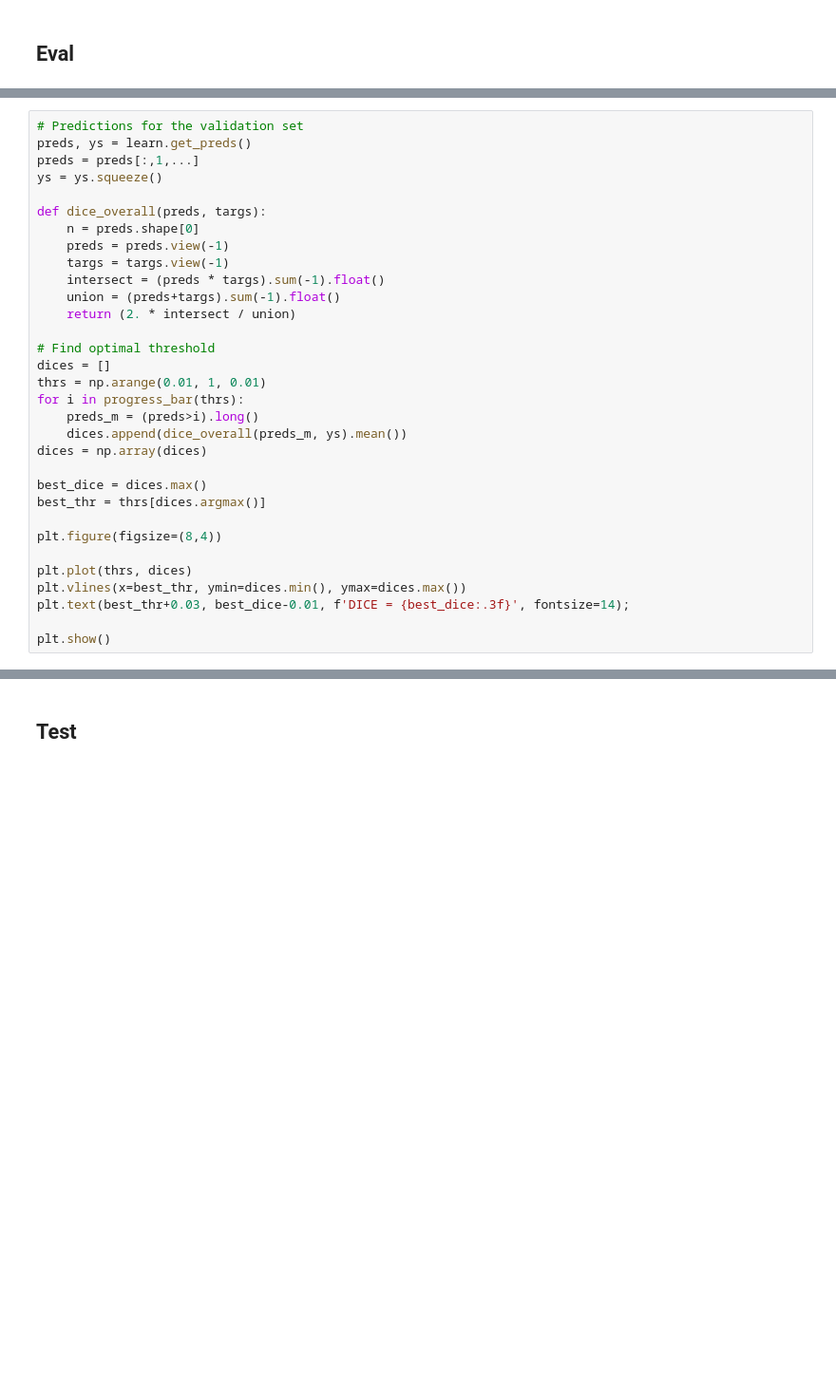
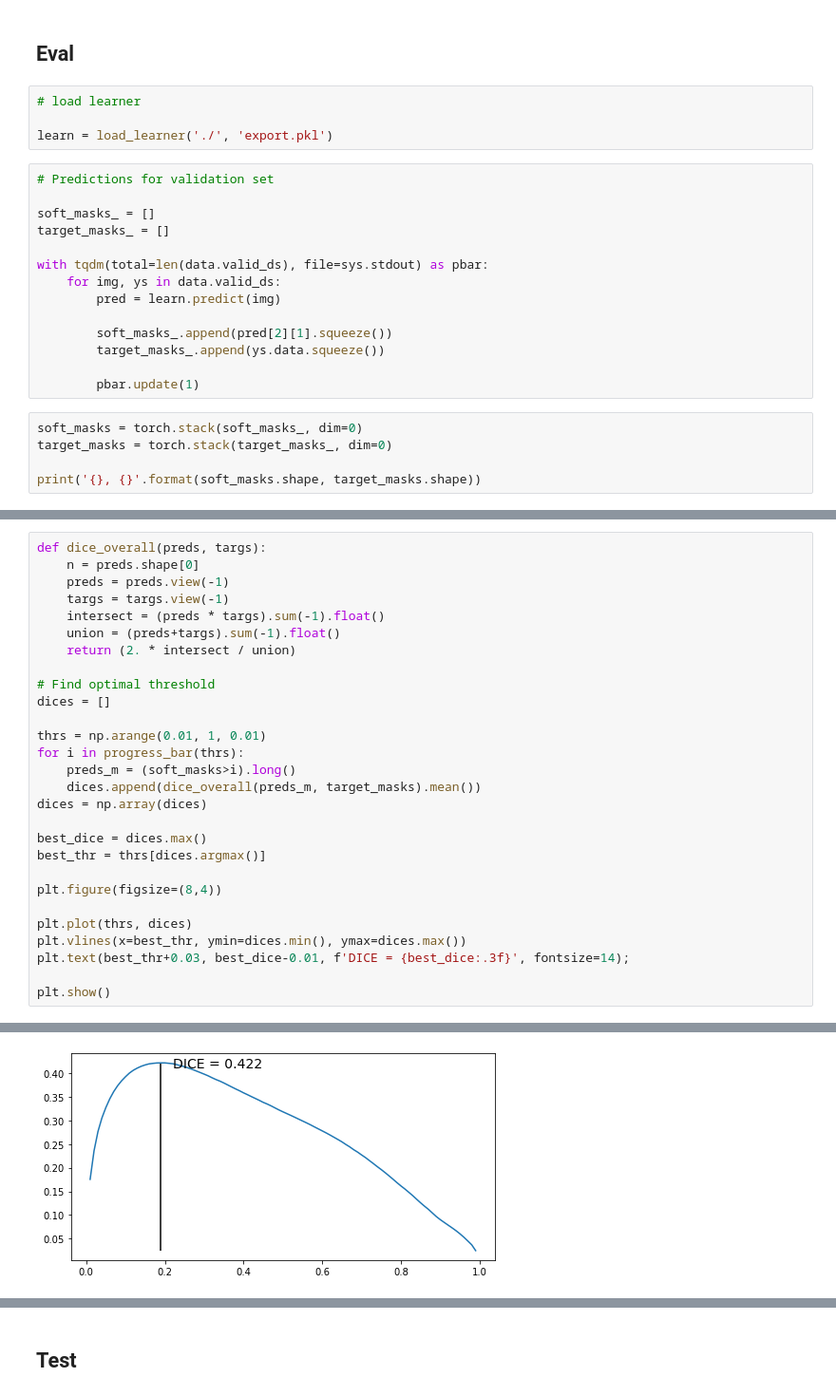
Before and after one commit to xiedidan/siim-pneumothorax, a Jupyter notebook: unet.ipynb, the cells around one changed output, grey strips where cells are left out. Shown at 95% size. Cells and saved outputs as stored; diff of their text form; blank space fills up the shorter version.

```diff
--- a/unet.ipynb
+++ b/unet.ipynb
@@ -156,3 +153,26 @@ this object has been destroyed
 this object has been destroyed
 # %% [markdown]
 ## Eval
+# %%
+# load learner
+
+learn = load_learner('./', 'export.pkl')
+# %%
+# Predictions for validation set
+
+soft_masks_ = []
+target_masks_ = []
+
+with tqdm(total=len(data.valid_ds), file=sys.stdout) as pbar:
+    for img, ys in data.valid_ds:
+        pred = learn.predict(img)
+
+        soft_masks_.append(pred[2][1].squeeze())
+        target_masks_.append(ys.data.squeeze())
+
+        pbar.update(1)
+# %%
+soft_masks = torch.stack(soft_masks_, dim=0)
+target_masks = torch.stack(target_masks_, dim=0)
+
+print('{}, {}'.format(soft_masks.shape, target_masks.shape))
@@ -159,9 +181,4 @@ this object has been destroyed
 # %%
-# Predictions for the validation set
-preds, ys = learn.get_preds()
-preds = preds[:,1,...]
-ys = ys.squeeze()
-
 def dice_overall(preds, targs):
     n = preds.shape[0]
     preds = preds.view(-1)
@@ -172,10 +189,11 @@ def dice_overall(preds, targs):
 
 # Find optimal threshold
 dices = []
+
 thrs = np.arange(0.01, 1, 0.01)
 for i in progress_bar(thrs):
-    preds_m = (preds>i).long()
-    dices.append(dice_overall(preds_m, ys).mean())
+    preds_m = (soft_masks>i).long()
+    dices.append(dice_overall(preds_m, target_masks).mean())
 dices = np.array(dices)
 
 best_dice = dices.max()
@@ -196,3 +211,4 @@ IndexError: Traceback (most recent call last):
+[figure, added]
 # %%
 # Plot some samples
 rows = 10
```
Also changed, not shown: parts of 15 cells of this notebook, 1 other file.
